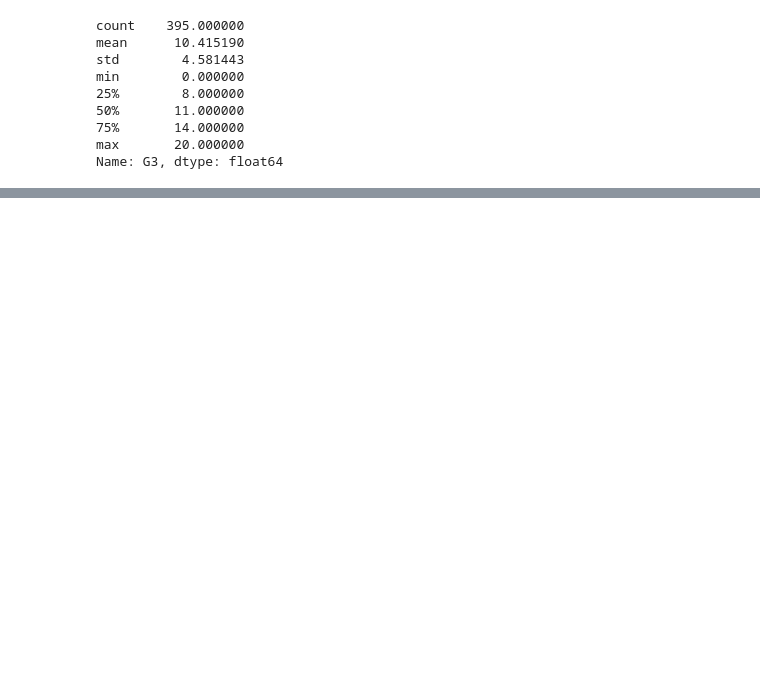
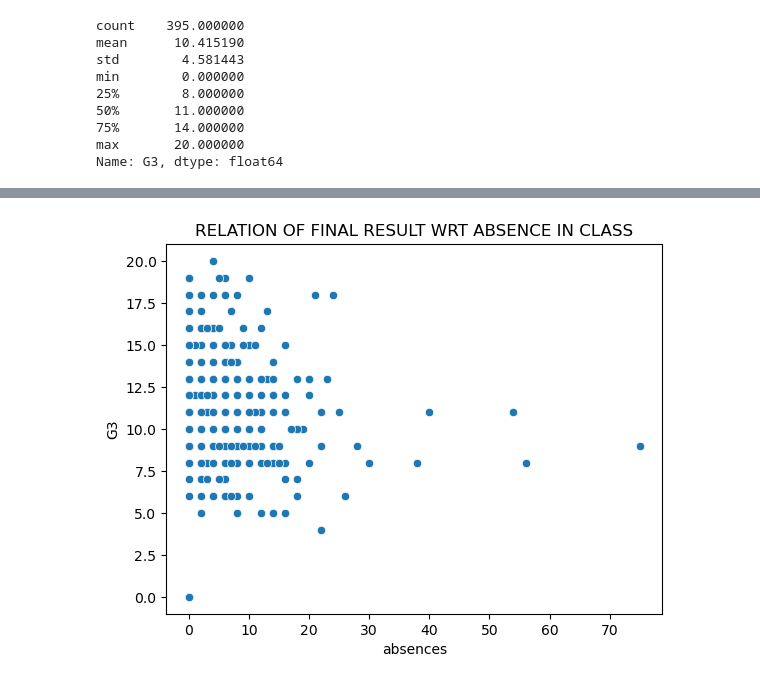
Before and after one commit to KernelKaustav/Student-Performance, a Jupyter notebook: notebook/eda.ipynb, the cells around one changed output, grey strips where cells are left out. Cells and saved outputs as stored; diff of their text form; code cells hidden in the pictures; blank space fills up the shorter version.

```diff
--- a/notebook/eda.ipynb
+++ b/notebook/eda.ipynb
@@ -66,0 +80,6 @@ plt.show()
+# %%
+sns.scatterplot(x=df['absences'],y=df['G3'])
+plt.title("RELATION OF FINAL RESULT WRT ABSENCE IN CLASS")
+plt.show()
+# %% [output]
+[figure, added]
```
Also changed, not shown: parts of 9 cells of this notebook.
